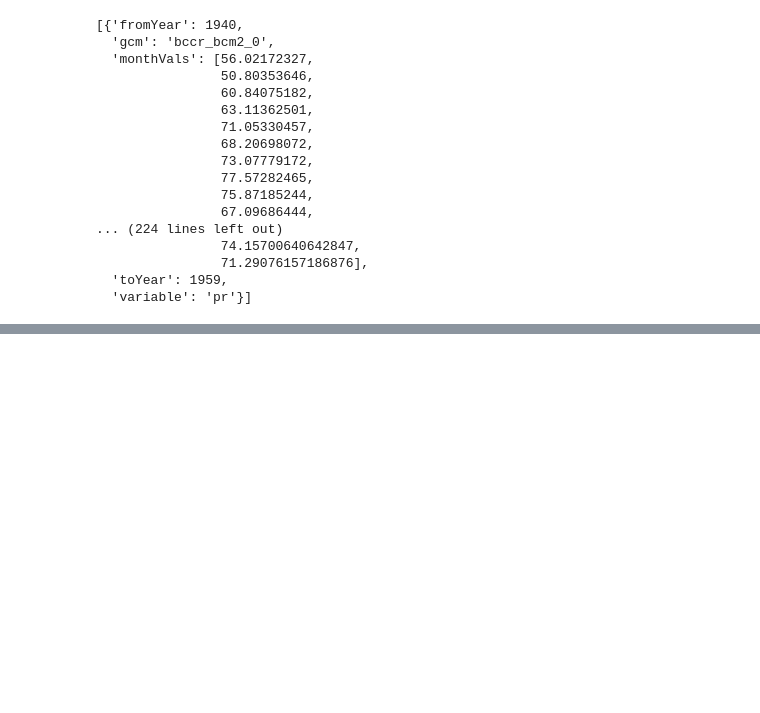
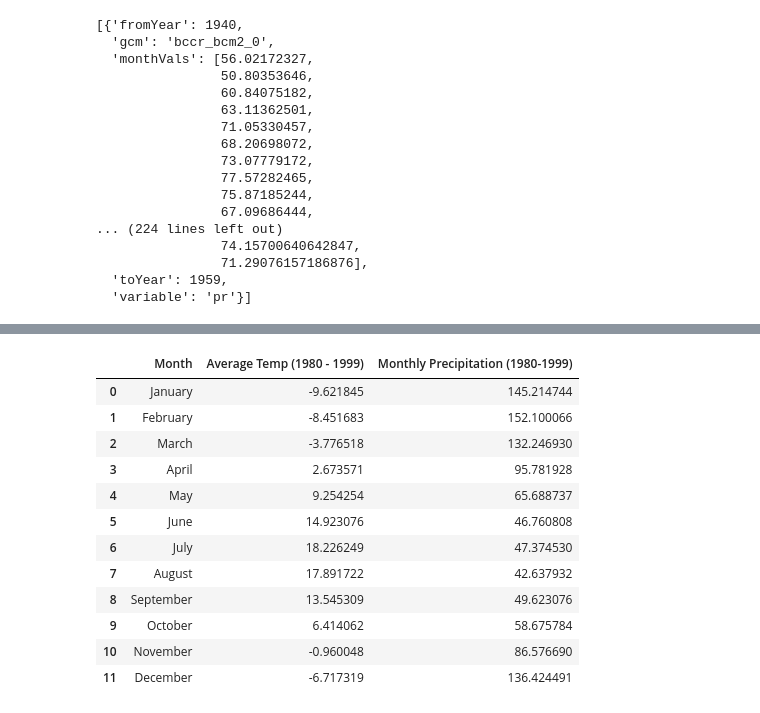
Before and after one commit to LineaFuller/Project_1, a Jupyter notebook: code.ipynb, the cells around one changed output, grey strips where cells are left out. Saved outputs shown, nothing was run; the diff lists cells and outputs as text; code cells hidden in the pictures; blank space fills up the shorter version.

```diff
--- a/code.ipynb
+++ b/code.ipynb
@@ -186,3 +188,10 @@ df
 | 9 | October | 6.414062 | 69.602309 | 6.582814 | 67.096864 |
 | 10 | November | -0.960048 | 65.110554 | -1.204904 | 60.268282 |
 | 11 | December | -6.717319 | 57.897415 | -7.468174 | 56.699942 |
+# %%
+# AUS mavg Temp(1980-1999) data
+aus_1990_url = "http://climatedataapi.worldbank.org/climateweb/rest/v1/country/mavg/tas/1980/1999/AUS"
+
+aus_1990_response = requests.get(aus_1990_url).json()
+
+pprint(aus_1990_response)
@@ -188,0 +216,12 @@ df
+# %%
+# Put data into list
+aus_response = aus_1990_response[0]['monthVals']
+
+#Create list of months
+month = ['January', 'February', 'March', 'April', 'May', 'June', 'July', 'August', 'September', 'October', 'November', 'December']
+
+# Put into a DataFrame
+df = pd.DataFrame({"AUS Month": month,
+                    "Average Temp (1980 - 1999)": aus_response})
+
+df
@@ -188,0 +242,7 @@ df
+# %%
+# AUS mavg Precipitation(1980-1999) data
+aus_1990_pr_url = aus_1990_url = "http://climatedataapi.worldbank.org/climateweb/rest/v1/country/mavg/pr/1980/1999/AUS"
+
+aus_1990_pr_response = requests.get(aus_1990_pr_url).json()
+
+pprint(aus_1990_pr_response)
@@ -188,0 +267,18 @@ df
+# %%
+df["Monthly Precipitation (1980-1999)"] = aus_1990_pr_response[0]['monthVals']
+
+df
+# %% [output]
+|  | Month | Average Temp (1980 - 1999) | Monthly Precipitation (1980-1999) |
+| 0 | January | -9.621845 | 145.214744 |
+| 1 | February | -8.451683 | 152.100066 |
+| 2 | March | -3.776518 | 132.246930 |
+| 3 | April | 2.673571 | 95.781928 |
+| 4 | May | 9.254254 | 65.688737 |
+| 5 | June | 14.923076 | 46.760808 |
+| 6 | July | 18.226249 | 47.374530 |
+| 7 | August | 17.891722 | 42.637932 |
+| 8 | September | 13.545309 | 49.623076 |
+| 9 | October | 6.414062 | 58.675784 |
+| 10 | November | -0.960048 | 86.576690 |
+| 11 | December | -6.717319 | 136.424491 |
```
Also changed, not shown: parts of 13 cells of this notebook.
